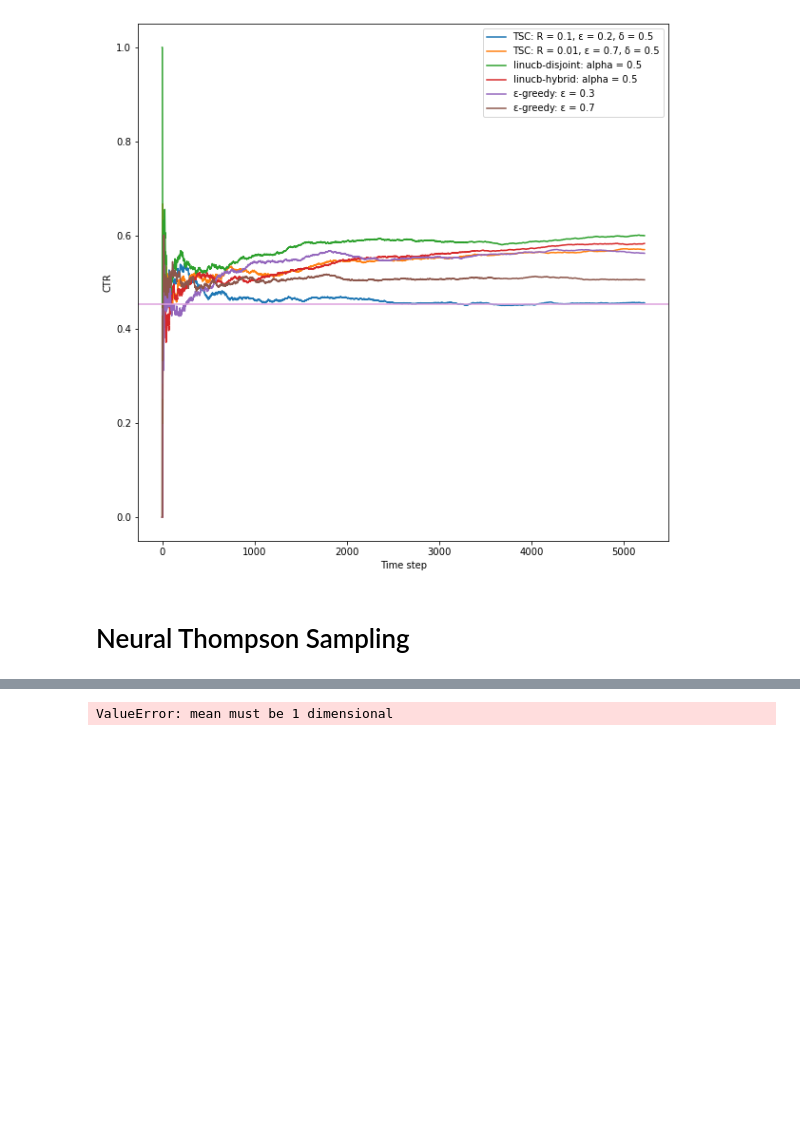
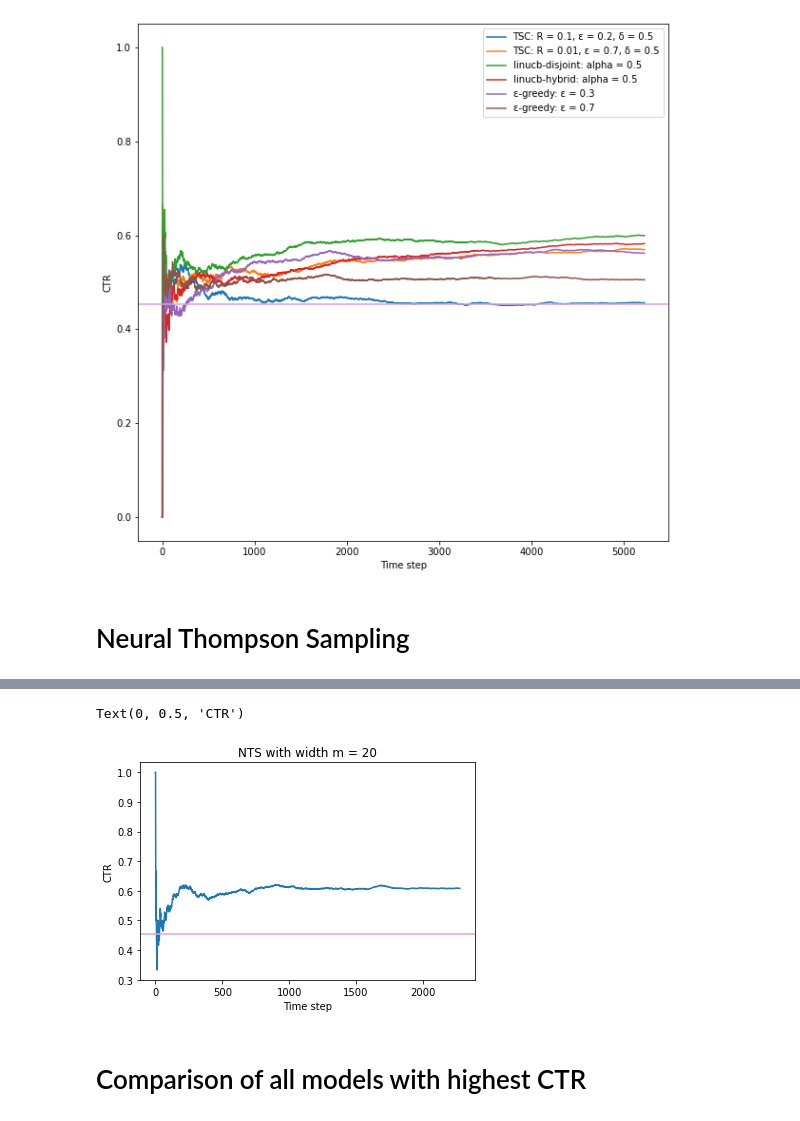
Before and after one commit to RomanGorelsky/Contextual_bandits, a Jupyter notebook: Contextual_bandits_Project.ipynb, the cells around one changed output, grey strips where cells are left out. Drawn from its saved outputs; the diff is of its cells as text; code cells hidden in the pictures; blank space fills up the shorter version.

Commit message:
Final comparison added

```diff
--- a/Contextual_bandits_Project.ipynb
+++ b/Contextual_bandits_Project.ipynb
@@ -1761,12 +1821,23 @@ def ctr_nts_simulator(K_arms, d, nu, L, m, regular_param, estimator, loss_functi
             "cumulative_rewards": cumulative_rewards,
             "ctr": ctr,
             "policy": neural_ts_object}
-# %%
-m = 20
-simulation_neural_thompson_sampling_m20 = ctr_nts_simulator(K_arms = n, d = 28, nu = 1,
-                                                            L = 3, m = m,
-                                                            regular_param = 1.5,
-                                                            estimator = NeuralTSMean,
-                                                            loss_function = loss_function_nts)
-# %% [output]
-ValueError: mean must be 1 dimensional
+# %%
+class CPU_Unpickler(pickle.Unpickler):
+    def find_class(self, module, name):
+        if module == 'torch.storage' and name == '_load_from_bytes':
+            return lambda b: torch.load(io.BytesIO(b), map_location='cpu')
+        else: return super().find_class(module, name)
+
+with open("pickles//simulation_neural_thompson_sampling_m20.pkl", "rb") as f:
+    saved_nts_m20 = CPU_Unpickler(f).load()
+# %%
+plt.plot(saved_nts_m20["ctr"])
+plt.axhline(y = reward_mean, color = "plum")
+plt.title("NTS with width m = 20")
+plt.xlabel("Time step")
+plt.ylabel("CTR")
+# %% [output]
+Text(0, 0.5, 'CTR')
+[figure, added]
+# %% [markdown]
+# Comparison of all models with highest CTR
```
Also changed, not shown: parts of 18 cells of this notebook, 1 other file.
